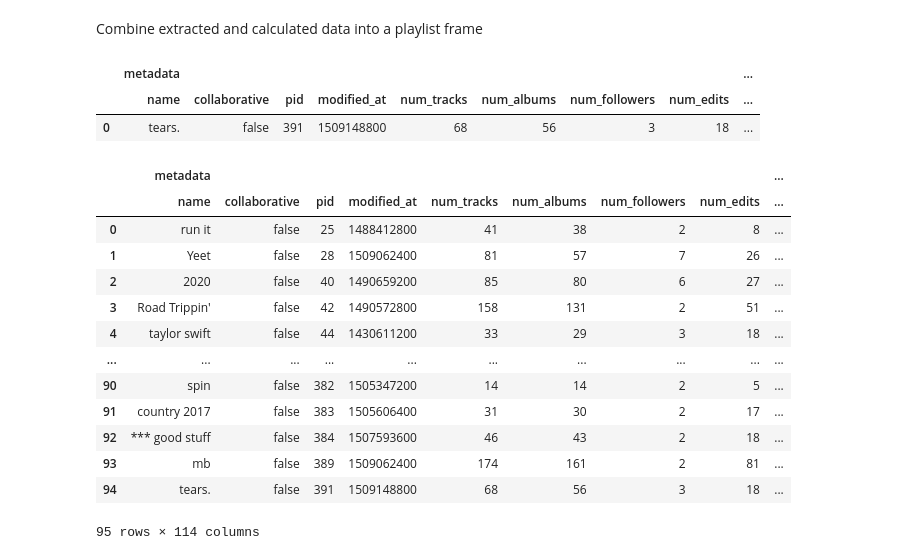
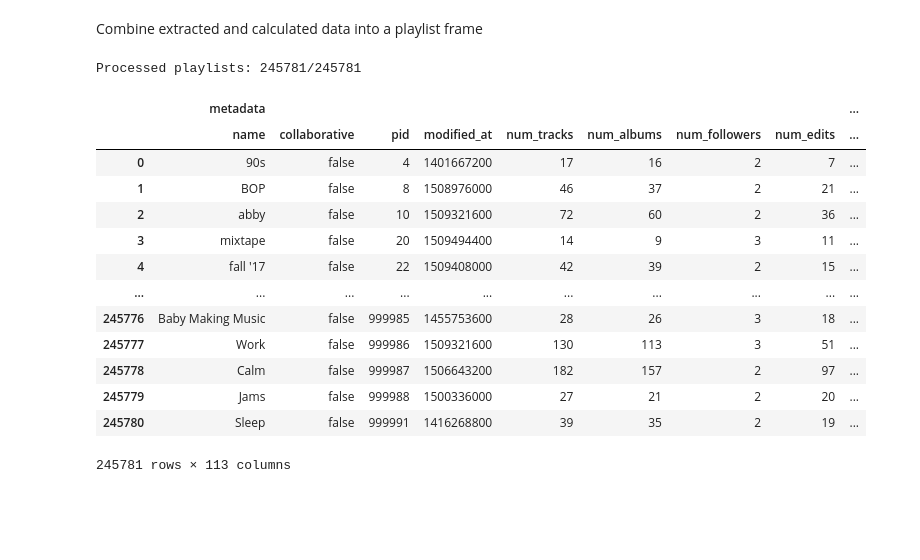
Before and after one commit to laustam/spotifeature, a Jupyter notebook: notebooks/data_merging.ipynb, the cells around one changed output. Saved outputs shown, nothing was run; the diff lists cells and outputs as text; code cells hidden in the pictures; blank space fills up the shorter version.

Commit message:
2 hour run of data merging complete

```diff
--- a/notebooks/data_merging.ipynb
+++ b/notebooks/data_merging.ipynb
@@ -3,7 +3,7 @@
 # %%
 import os
 
-FILE_COUNT = 50   # TODO: change to 1000
+FILE_COUNT = 1000   # TODO: change to 1000
 PLAYLISTS_PER_FILE = 1000
 
 DIR_DATA_RAW = os.path.join("..", "data", "raw")
@@ -61,48 +61,46 @@ Combine extracted and calculated data into a playlist frame
 import pickle
 
 playlist_list_path = os.path.join(DIR_DATA_PROCESSED, "playlists" + str(PLAYLIST_COUNT) + ".pkl")
 
 with open(playlist_list_path, "rb") as fin:
     playlist_data = pickle.load(fin)
 
 playlists_metrics = pd.DataFrame()
 
-
-for i, playlist in enumerate(playlist_data[5:100]):
+for i, playlist in enumerate(playlist_data):
     playlist_features = pd.DataFrame(columns = audio_features.columns.tolist())
 
     for track_id in playlist["track_ids"]:
         if track_id not in audio_features.index: # TODO: handle cases when track id has no audio features
             continue
 
         track_features = pd.DataFrame(audio_features.loc[track_id]).T # .loc gives series, so transpose is needed
 
         playlist_features = pd.concat([playlist_features if not playlist_features.empty else None,
                                        track_features], axis=0)
 
     playlist_info = pd.DataFrame(data={k:[v] for k,v in playlist.items() if k != "track_ids"})
     playlist_info.columns = pd.MultiIndex.from_product([['metadata'], playlist_info.columns])
 
     playlist_metrics = pd.concat([playlist_info, get_playlist_metrics(playlist_features)], axis=1)
     playlists_metrics = pd.concat([playlists_metrics, playlist_metrics], ignore_index=True)
 
-display(playlist_info)
+    print("Processed playlists: {}/{}".format(i+1, len(playlist_data)), end="\r")
+
 display(playlists_metrics)
 # %% [output]
+Processed playlists: 245781/245781
 |  | metadata |  |  |  |  |  |  |  | ... |
 |  | name | collaborative | pid | modified_at | num_tracks | num_albums | num_followers | num_edits | ... |
-| 0 | tears. | false | 391 | 1509148800 | 68 | 56 | 3 | 18 | ... |
+| 0 | 90s | false | 4 | 1401667200 | 17 | 16 | 2 | 7 | ... |
+| 1 | BOP | false | 8 | 1508976000 | 46 | 37 | 2 | 21 | ... |
+| 2 | abby | false | 10 | 1509321600 | 72 | 60 | 2 | 36 | ... |
+| 3 | mixtape | false | 20 | 1509494400 | 14 | 9 | 3 | 11 | ... |
+| 4 | fall '17 | false | 22 | 1509408000 | 42 | 39 | 2 | 15 | ... |
+| ... | ... | ... | ... | ... | ... | ... | ... | ... | ... |
+| 245776 | Baby Making Music | false | 999985 | 1455753600 | 28 | 26 | 3 | 18 | ... |
+| 245777 | Work | false | 999986 | 1509321600 | 130 | 113 | 3 | 51 | ... |
+| 245778 | Calm | false | 999987 | 1506643200 | 182 | 157 | 2 | 97 | ... |
+| 245779 | Jams | false | 999988 | 1500336000 | 27 | 21 | 2 | 20 | ... |
+| 245780 | Sleep | false | 999991 | 1416268800 | 39 | 35 | 2 | 19 | ... |
-|  | metadata |  |  |  |  |  |  |  | ... |
-|  | name | collaborative | pid | modified_at | num_tracks | num_albums | num_followers | num_edits | ... |
-| 0 | run it | false | 25 | 1488412800 | 41 | 38 | 2 | 8 | ... |
-| 1 | Yeet | false | 28 | 1509062400 | 81 | 57 | 7 | 26 | ... |
-| 2 | 2020 | false | 40 | 1490659200 | 85 | 80 | 6 | 27 | ... |
-| 3 | Road Trippin' | false | 42 | 1490572800 | 158 | 131 | 2 | 51 | ... |
-| 4 | taylor swift | false | 44 | 1430611200 | 33 | 29 | 3 | 18 | ... |
-| ... | ... | ... | ... | ... | ... | ... | ... | ... | ... |
-| 90 | spin | false | 382 | 1505347200 | 14 | 14 | 2 | 5 | ... |
-| 91 | country 2017 | false | 383 | 1505606400 | 31 | 30 | 2 | 17 | ... |
-| 92 | *** good stuff | false | 384 | 1507593600 | 46 | 43 | 2 | 18 | ... |
-| 93 | mb | false | 389 | 1509062400 | 174 | 161 | 2 | 81 | ... |
-| 94 | tears. | false | 391 | 1509148800 | 68 | 56 | 3 | 18 | ... |
-95 rows × 114 columns
+245781 rows × 113 columns
```
Also changed, not shown: parts of 2 cells of this notebook.
